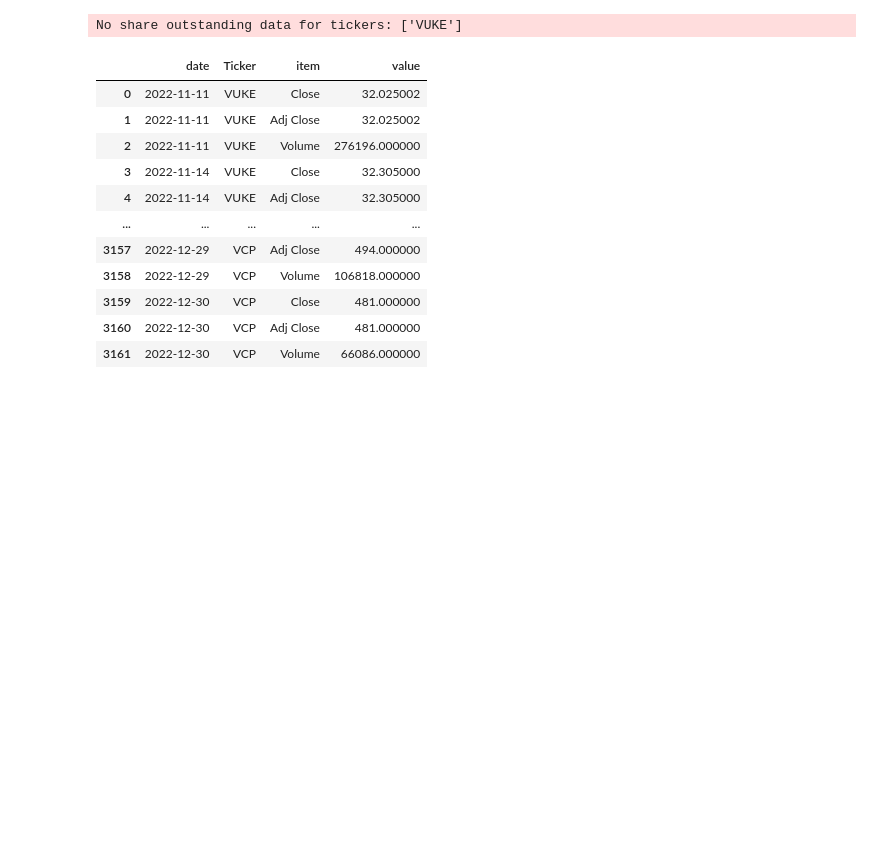
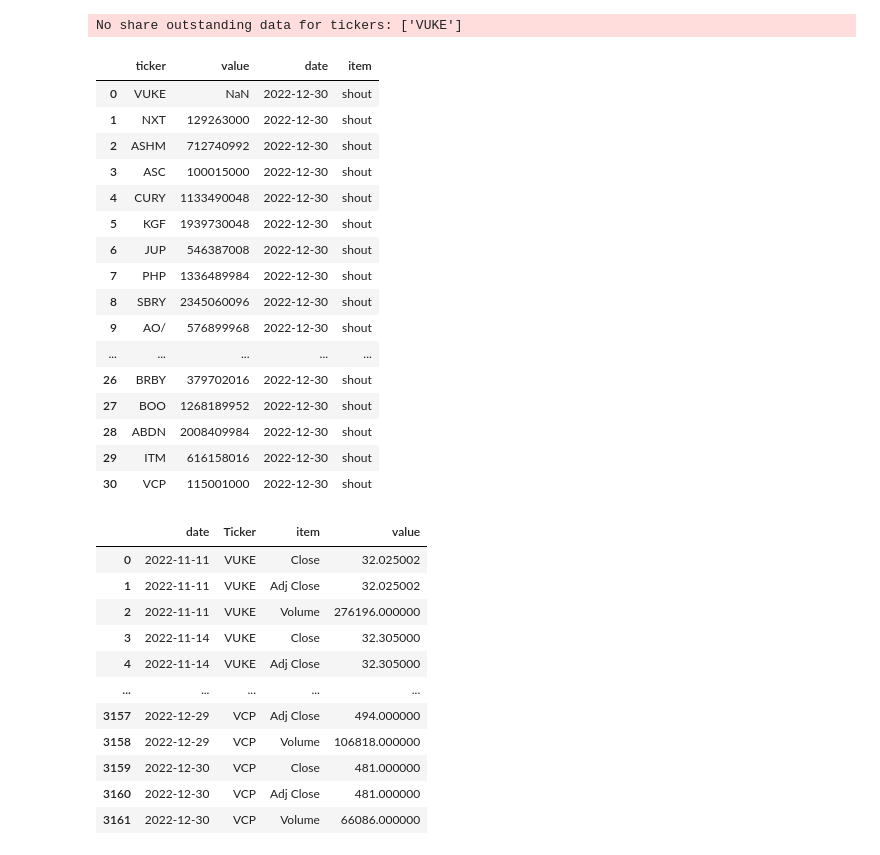
Before and after one commit to nikulpatel3141/UK-Short-Tracker, a Jupyter notebook: Notebooks/process_scripting.ipynb, the cells around one changed output. Cells and saved outputs as stored; diff of their text form; code cells hidden in the pictures; blank space fills up the shorter version.

```diff
--- a/Notebooks/process_scripting.ipynb
+++ b/Notebooks/process_scripting.ipynb
@@ -91,3 +116,27 @@ No share outstanding data for tickers: ['VUKE']
+# %%
+sh_out_ = sh_out.rename_axis("ticker").rename('value').to_frame().reset_index()
+sh_out_.loc[:, 'date'] = pd.to_datetime(n_bdays_ago(1))
+sh_out_.loc[:, 'item'] = 'shout'
+# %%
+sh_out_
+# %% [output]
+|  | ticker | value | date | item |
+| 0 | VUKE | NaN | 2022-12-30 | shout |
+| 1 | NXT | 129263000 | 2022-12-30 | shout |
+| 2 | ASHM | 712740992 | 2022-12-30 | shout |
+| 3 | ASC | 100015000 | 2022-12-30 | shout |
+| 4 | CURY | 1133490048 | 2022-12-30 | shout |
+| 5 | KGF | 1939730048 | 2022-12-30 | shout |
+| 6 | JUP | 546387008 | 2022-12-30 | shout |
+| 7 | PHP | 1336489984 | 2022-12-30 | shout |
+| 8 | SBRY | 2345060096 | 2022-12-30 | shout |
+| 9 | AO/ | 576899968 | 2022-12-30 | shout |
+| ... | ... | ... | ... | ... |
+| 26 | BRBY | 379702016 | 2022-12-30 | shout |
+| 27 | BOO | 1268189952 | 2022-12-30 | shout |
+| 28 | ABDN | 2008409984 | 2022-12-30 | shout |
+| 29 | ITM | 616158016 | 2022-12-30 | shout |
+| 30 | VCP | 115001000 | 2022-12-30 | shout |
 # %%
 mkt_data_df.rename_axis(index=DATE_COL, columns='item').set_index("Ticker", append=True).stack().rename('value').reset_index()
 # %% [output]
```
Also changed, not shown: parts of 3 cells of this notebook, 5 other files.
